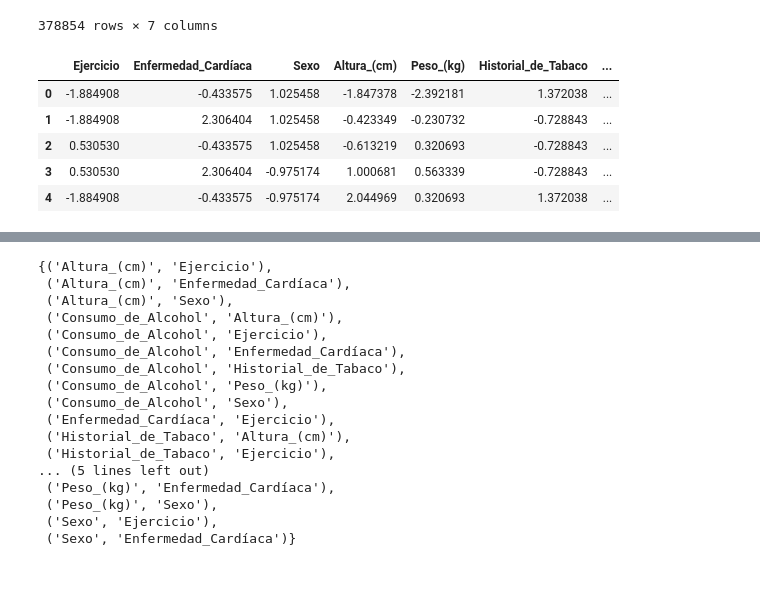
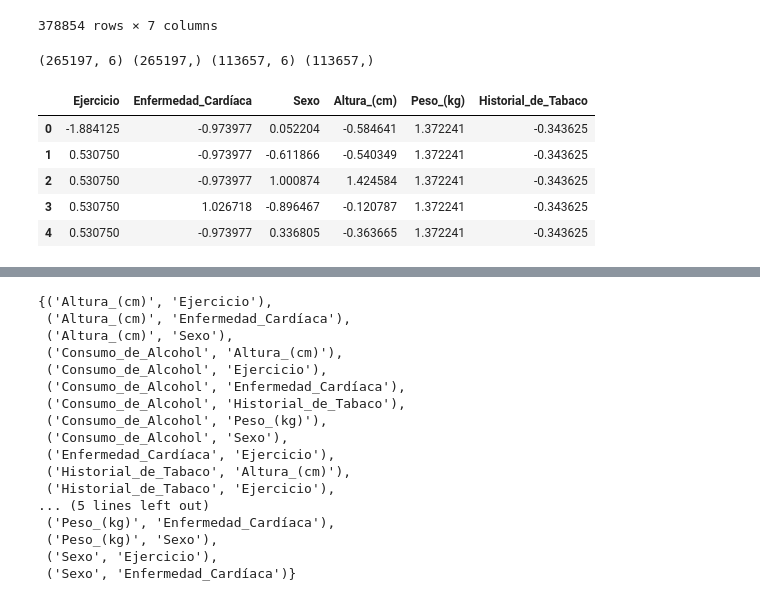
Before and after one commit to Freakscode/Hackaton-2023-PB, a Jupyter notebook: sketch.ipynb, the cells around one changed output, grey strips where cells are left out. Cells and saved outputs as stored; diff of their text form; code cells hidden in the pictures.

```diff
--- a/sketch.ipynb
+++ b/sketch.ipynb
@@ -142,6 +146,21 @@ dataset
 | 69998 | 0 | 1 | 1 | 163.0 | 72.00 | 0 | ... |
 | 69999 | 1 | 0 | 1 | 170.0 | 72.00 | 0 | ... |
 378854 rows × 7 columns
+# %%
+# Dividir en set de entrenamiento y set de prueba con las categorías más relacionadas
+
+y = dataset['Enfermedad_Cardíaca']
+y = y.astype(int)
+
+X_train, X_test, y_train, y_test = train_test_split(dataset[['Ejercicio', 'Sexo', 'Altura_(cm)', 'Peso_(kg)',
+                                                             'Historial_de_Tabaco', 'Consumo_de_Alcohol']], y, train_size=0.70, random_state=85, stratify=y)
+
+y_train = y_train.replace(3, 1)
+y_test = y_test.replace(3, 1)
+
+print(X_train.shape, y_train.shape, X_test.shape, y_test.shape)
+# %% [output]
+(265197, 6) (265197,) (113657, 6) (113657,)
 # %%
 from sklearn.preprocessing import StandardScaler
 
@@ -155,10 +172,13 @@ data_scaled = pd.DataFrame(dataset, columns=columnas)
-# %%
-data_scaled.head()
-# %% [output]
-|  | Ejercicio | Enfermedad_Cardíaca | Sexo | Altura_(cm) | Peso_(kg) | Historial_de_Tabaco | ... |
-| 0 | -1.884908 | -0.433575 | 1.025458 | -1.847378 | -2.392181 | 1.372038 | ... |
-| 1 | -1.884908 | 2.306404 | 1.025458 | -0.423349 | -0.230732 | -0.728843 | ... |
-| 2 | 0.530530 | -0.433575 | 1.025458 | -0.613219 | 0.320693 | -0.728843 | ... |
-| 3 | 0.530530 | 2.306404 | -0.975174 | 1.000681 | 0.563339 | -0.728843 | ... |
-| 4 | -1.884908 | -0.433575 | -0.975174 | 2.044969 | 0.320693 | 1.372038 | ... |
+# %%
+# Creación de un nuevo DataFrame para almacenar los datos estandarizados
+
+X_train_scaled = pd.DataFrame(data_scaled, columns=columnas[:-1])
+X_train_scaled.head()
+# %% [output]
+|  | Ejercicio | Enfermedad_Cardíaca | Sexo | Altura_(cm) | Peso_(kg) | Historial_de_Tabaco |
+| 0 | -1.884125 | -0.973977 | 0.052204 | -0.584641 | 1.372241 | -0.343625 |
+| 1 | 0.530750 | -0.973977 | -0.611866 | -0.540349 | 1.372241 | -0.343625 |
+| 2 | 0.530750 | -0.973977 | 1.000874 | 1.424584 | 1.372241 | -0.343625 |
+| 3 | 0.530750 | 1.026718 | -0.896467 | -0.120787 | 1.372241 | -0.343625 |
+| 4 | 0.530750 | -0.973977 | 0.336805 | -0.363665 | 1.372241 | -0.343625 |
 # %%
```
Also changed, not shown: parts of 20 cells of this notebook, 2 other files.
